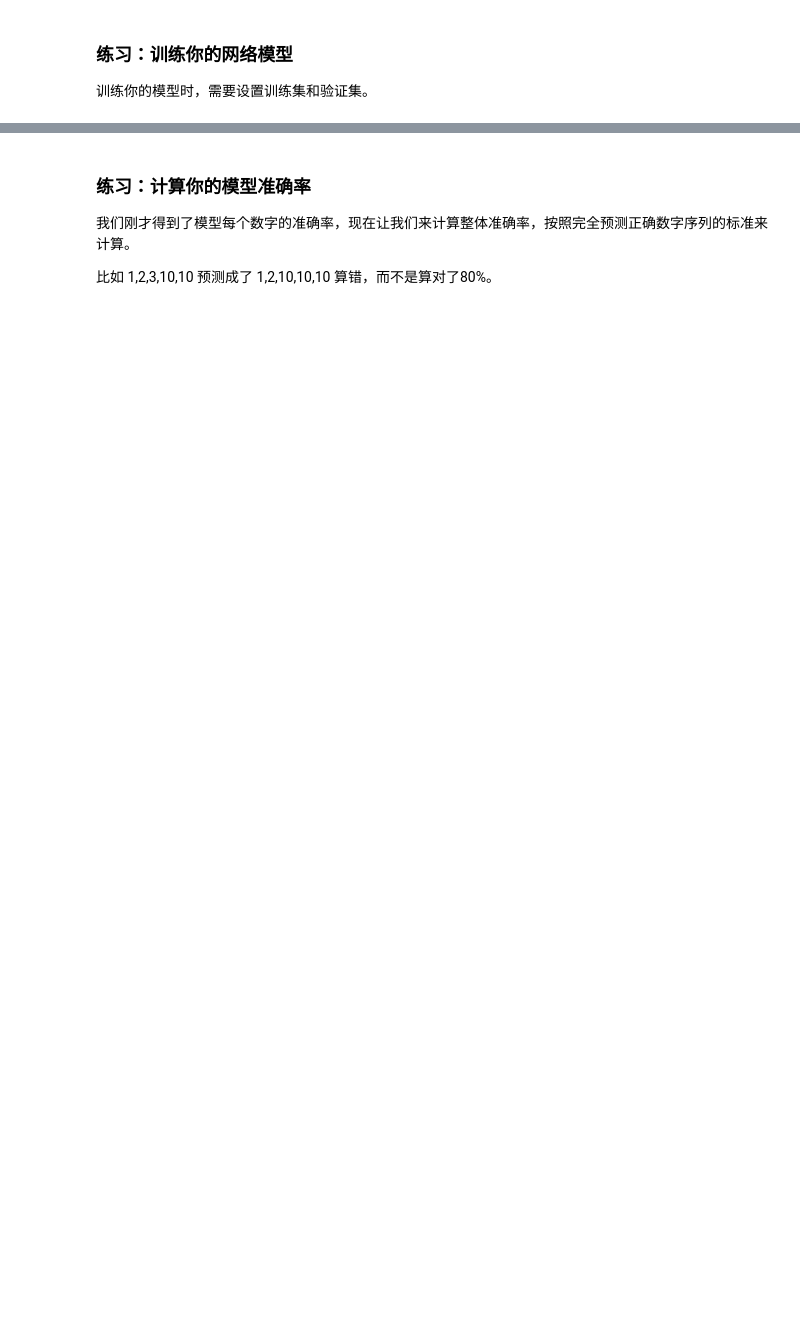
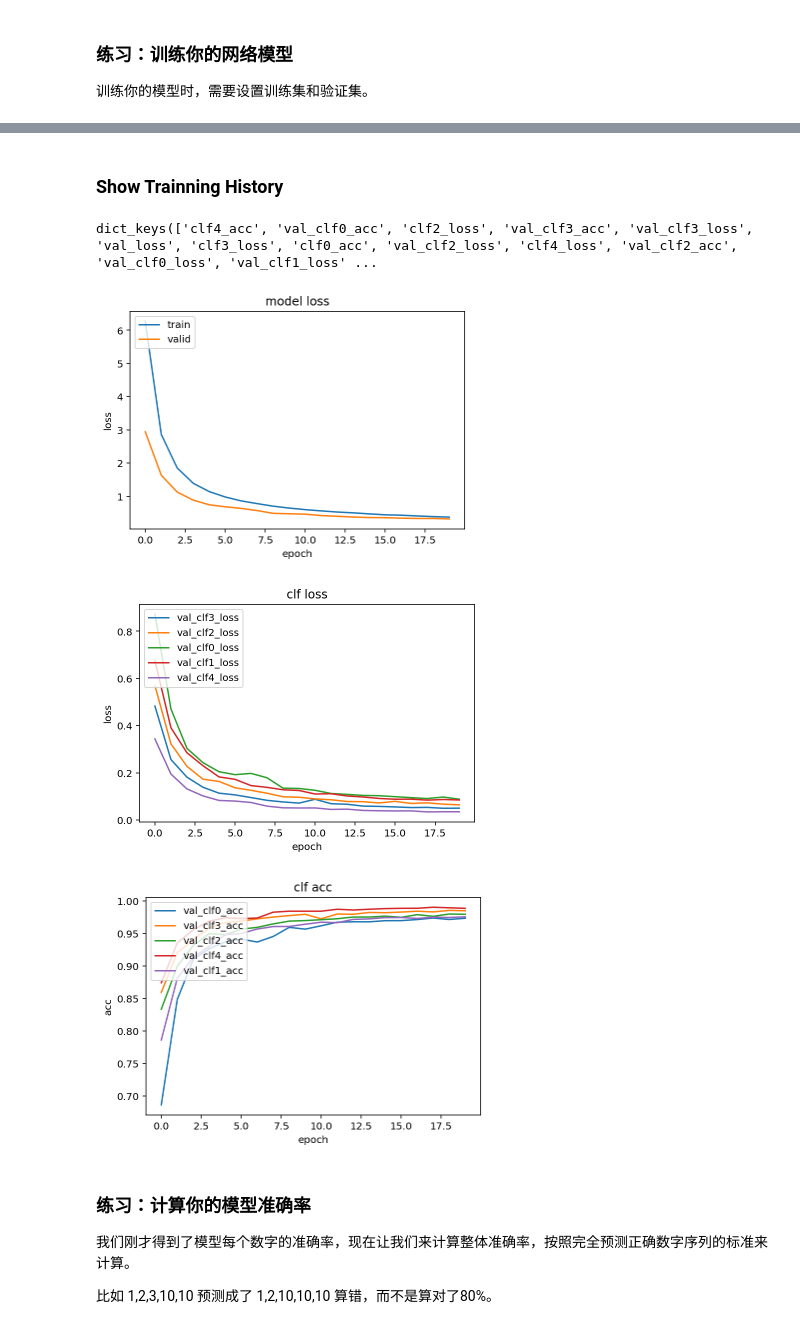
Before and after one commit to KIDJourney/digit_recognition, a Jupyter notebook: digit_recognition.ipynb, the cells around one changed output, grey strips where cells are left out. Saved outputs shown, nothing was run; the diff lists cells and outputs as text; code cells hidden in the pictures; blank space fills up the shorter version.

```diff
--- a/digit_recognition.ipynb
+++ b/digit_recognition.ipynb
@@ -55,6 +53,10 @@ for i in range(15):
 你需要随机取随机张图片，然后将它们拼接成新的图片。
 
 你需要设置20%的数据作为验证集，以保证模型没有过拟合。
+# %%
+# map 0-255 to 0-1
+X_raw = X_raw.astype('float')
+X_raw = X_raw / 255.0
 # %%
 import numpy as np
 import random
@@ -67,7 +69,7 @@ EMPTY_LABEL = 10
 def generate_dataset(X, y):
     X_len = X.shape[0]
 
-    X_gen = np.zeros((X_len, height, width*n_len, 1), dtype=np.uint8)
+    X_gen = np.zeros((X_len, height, width*n_len, 1), dtype=np.float64)
     y_gen = [np.zeros((X_len, n_class), dtype=np.uint8) for i in range(n_len)]
     # TODO: 随机取1~5个数字，并拼接成新的图片
     for index in range(X_len):
@@ -88,6 +90,7 @@ def generate_dataset(X, y):
 
     return X_gen, y_gen
 
+
 X_raw_train, X_raw_valid, y_raw_train, y_raw_valid = train_test_split(X_raw, y_raw, test_size=0.2, random_state=2333)
 
 X_train, y_train = generate_dataset(X_raw_train, y_raw_train)
@@ -196,10 +265,14 @@ _你最终的模型架构是什么样的？（什么类型的模型，层数，
 
 训练你的模型时，需要设置训练集和验证集。
 # %%
+from keras.callbacks import EarlyStopping
+
+early_stopping = EarlyStopping(monitor='val_loss', patience=2)
+
 # TODO: 训练你的模型
 model.compile(loss='categorical_crossentropy',
               optimizer='sgd',
               metrics=['accuracy'])
 
-model.fit(X_train, y_train, epochs=20, batch_size=100)
+history = model.fit(X_train, y_train, epochs=20, batch_size=200, validation_data=(X_valid, y_valid), callbacks=[early_stopping])
 # %% [output]
@@ -208,3 +296,40 @@ KeyboardInterrupt:
+# %% [markdown]
+### Show Trainning History
+# %%
+print(history.history.keys())
+clf_names = [i for i in history.history.keys() if 'clf' in i and 'val' in i]
+# loss related info
+plt.plot(history.history['loss'])
+plt.plot(history.history['val_loss'])
+plt.title('model loss')
+plt.ylabel('loss')
+plt.xlabel('epoch')
+plt.legend(['train', 'valid'] , loc='upper left')
+plt.show()
+
+clf_loss_names = [i for i in clf_names if 'loss' in i]
+clf_acc_names = [i for i in clf_names if 'acc' in i]
+
+for loss in clf_loss_names:
+    plt.plot(history.history[loss])
+plt.title('clf loss')
+plt.ylabel('loss')
+plt.xlabel('epoch')
+plt.legend(clf_loss_names , loc='upper left')
+plt.show()
+
+for acc in clf_acc_names:
+    plt.plot(history.history[acc])
+plt.title('clf acc')
+plt.ylabel('acc')
+plt.xlabel('epoch')
+plt.legend(clf_acc_names , loc='upper left')
+plt.show()
+# %% [output]
+dict_keys(['clf4_acc', 'val_clf0_acc', 'clf2_loss', 'val_clf3_acc', 'val_clf3_loss', 'val_loss', 'clf3_loss', 'clf0_acc', 'val_clf2_loss', 'clf4_loss', 'val_clf2_acc', 'val_clf0_loss', 'val_clf1_loss' ...
+[figure, added]
+[figure, added]
+[figure, added]
 # %% [markdown]
 ### 练习：计算你的模型准确率
 
```
Also changed, not shown: parts of 17 cells of this notebook, 4 other files.
